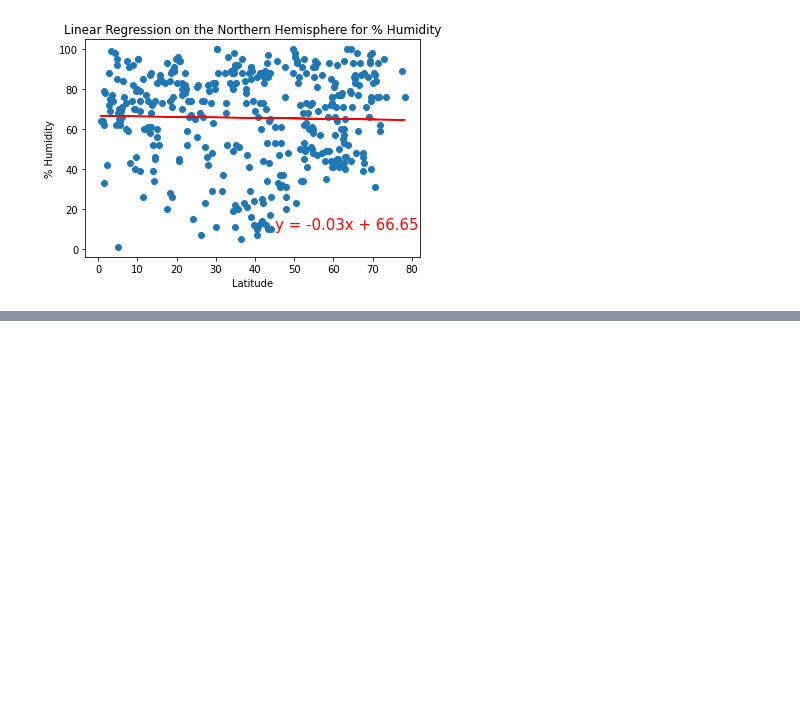
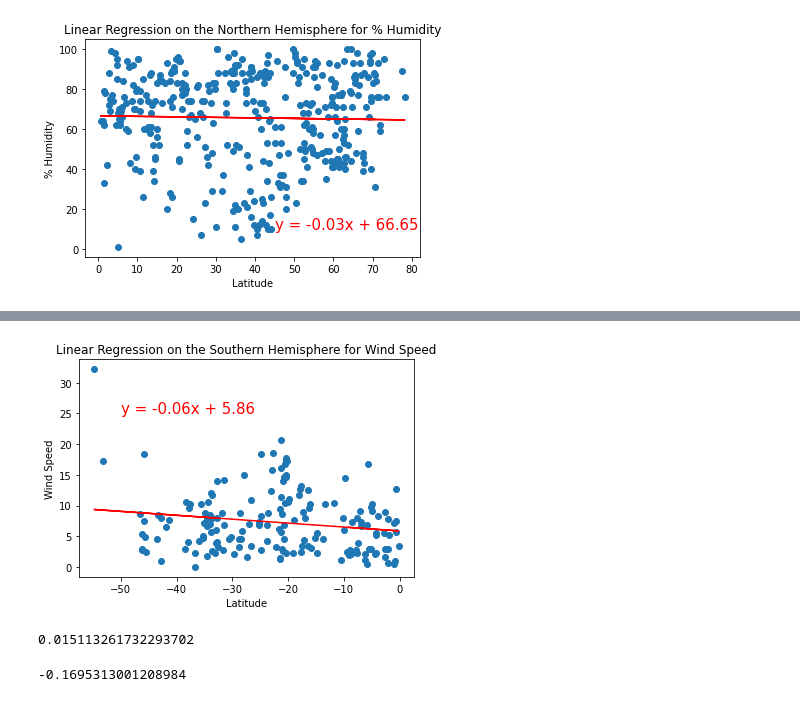
Before and after one commit to lingumd/World_Weather_Analysis, a Jupyter notebook: WeatherPy.ipynb, the cells around one changed output, grey strips where cells are left out. Cells and saved outputs as stored; diff of their text form; code cells hidden in the pictures; blank space fills up the shorter version.

```diff
--- a/WeatherPy.ipynb
+++ b/WeatherPy.ipynb
@@ -426,0 +402,23 @@ south_wind_r_value
+# %%
+# Linear regression on the Southern Hemisphere
+x_values = southern_hemi_df["Lat"]
+y_values = southern_hemi_df["Wind Speed"]
+# Call the function.
+plot_linear_regression(x_values, y_values,
+                       'Linear Regression on the Southern Hemisphere for Wind Speed', 'Wind Speed',(-50,25))
+# %% [output]
+[figure, added]
+# %%
+(north_wind_slope, north_wind_intercept, north_wind_r_value, north_wind_p_value, north_wind_std_err) = linregress(northern_hemi_df["Lat"],northern_hemi_df["Wind Speed"])
+
+# Check r-value
+north_wind_r_value
+# %% [output]
+0.015113261732293702
+# %%
+(south_wind_slope, south_wind_intercept, south_wind_r_value, south_wind_p_value, south_wind_std_err) = linregress(southern_hemi_df["Lat"],southern_hemi_df["Wind Speed"])
+
+# Check r-value
+south_wind_r_value
+# %% [output]
+-0.1695313001208984
```
Also changed, not shown: parts of 21 cells of this notebook, 1 other file.
